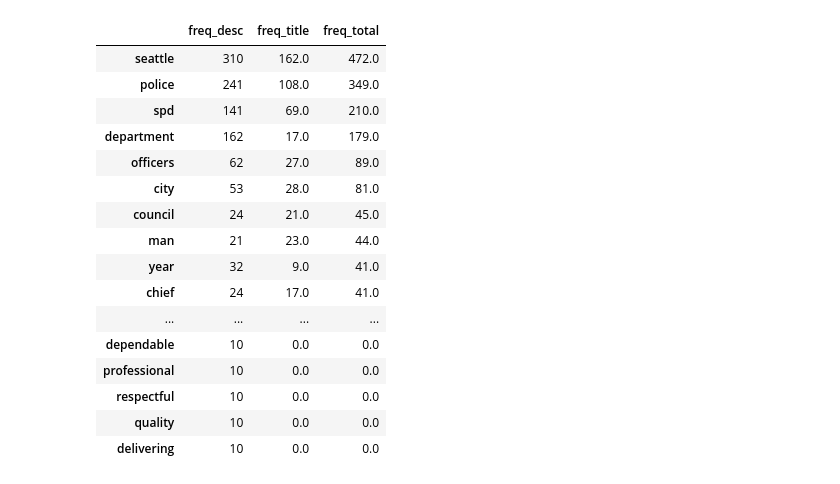
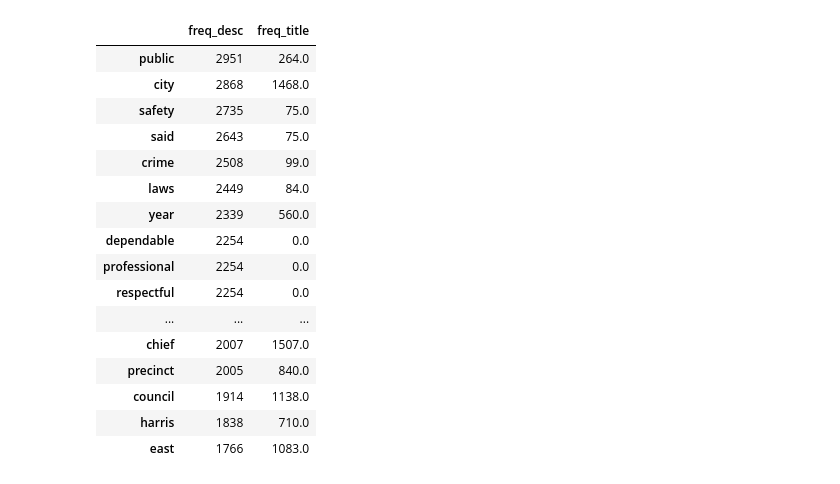
Before and after one commit to DS4A2-Team49/project_jupyter_notebooks, a Jupyter notebook: news_explore_clean.ipynb, the cells around one changed output. Cells and saved outputs as stored; diff of their text form; code cells hidden in the pictures.

Commit message:
UPDATE: new EDA and pull only local sources
Sorry is the correct file update

```diff
--- a/news_explore_clean.ipynb
+++ b/news_explore_clean.ipynb
@@ -52,0 +154,27 @@ Name: media, dtype: int64
+# %%
+#Create Local vs national media dictionary 0-local, 1 = national "Others" =0
+media_dict = {
+    'The Seattle Times': 0, 'Yahoo News':1, 'Cleveland.com':1,
+       'West Seattle Blog...':0, 'Port Arthur News':0, 'Others':0, 'NBC News':1,
+       'Washington State Wire':0, 'KUOW':0, 'CHS Capitol Hill Seattle':0,
+       'KNDU':0, 'Westside Seattle':0, 'PubliCola':0, 'South Seattle Emerald':0,
+       'KIRO-TV':0, 'Niners Nation':0, 'Patch':0, 'KOMO':0, 'ESPN':1,
+       'Sports Illustrated':1, 'NewsOne':0, 'Seattle PI':0, 'USA Today':1,
+       'CBS San Francisco':0, '247 Sports':0, 'Field Gulls':0, 'Sportskeeda':0,
+       'Real Change':0, 'Touchdown Wire':0, 'KING 5':0, 'Just The News':0,
+       'Hudson Valley Post':0, 'SPD Blotter':0, 'CBS News':1, 'The Stranger':0,
+       'Council Connection':0, 'The Hill':1, 'Crosscut':0,  'Q13 FOX':0,
+       'The Chronicle':0, 'Kent Reporter':0, 'SiliconANGLE':0,
+       'MyNorthwest.com':0, 'The New York Times':1, 'CONAN Daily':0,
+       'KING5.com':0, 'KOMO News':0, 'FOX 10 Phoenix':1, 'Fox News':1, 'KIMA':0,
+       'Seattle Met':0, 'The Spokesman-Review':0, 'Law Officer':0,
+       'Everett Herald':0, 'New York Post':1, 'FOX 5 Atlanta':1, 'Metro Weekly':0,
+       'KCTV5':0, 'Wall Street Journal':1, 'KXL':0, 'Liberation News':0,
+       'Daily Fly':0, 'Forbes':1, 'Washington Examiner':0, 'Star Tribune':0,
+       'My Ballard':0, 'Living Snoqualmie':0, 'Bellevue Reporter':0,
+       'Business - Insider':1,'CNN':1, 'WFAA':1
+}
+# %%
+df['Local']=[media_dict[x] for x in df['media']]
+#media_dict['CNN']
+df.head()
@@ -52,0 +188,3 @@ Name: media, dtype: int64
+# %%
+df=df[df['Local']==0]
+df.head()
@@ -59,4 +217,7 @@ df.desc = df.desc.apply(lambda x: nltk.RegexpTokenizer(r"\w+").tokenize(x.lower(
 # %%
-#Remove Stop works from the text
-df.title = df.title.apply(lambda x: [word for word in x if word not in stopwords.words('english')])
-df.desc = df.desc.apply(lambda x: [word for word in x if word not in stopwords.words('english')])
+#Remove Stop words from the text and lemmatize
+stopwords = nltk.corpus.stopwords.words('english')
+newStopWords = ['police','seattle', 'spd', 'department', 'officer', 'officers']
+stopwords.extend(newStopWords)
+df.title = df.title.apply(lambda x: [word for word in x if word not in stopwords])
+df.desc = df.desc.apply(lambda x: [word for word in x if word not in stopwords])
@@ -91,25 +272,25 @@ desc_word_freq = pd.Series(fdist_desc, name='freq_desc').sort_values(ascending=F
 # %%
 #Calculating the top 50 words
 word_freq_table = pd.DataFrame(desc_word_freq).join(title_word_freq)
 
-word_freq_table['freq_total']= word_freq_table['freq_desc']+word_freq_table['freq_title']
+#word_freq_table['freq_total']= word_freq_table['freq_desc']+word_freq_table['freq_title']
 word_freq_table = word_freq_table.fillna(int(0))
-word_freq_table.head(50).sort_values(by=['freq_total','freq_desc'], ascending=False)
+word_freq_table.head(20).sort_values(by=['freq_desc','freq_title'], ascending=False)
 # %% [output]
-|  | freq_desc | freq_title | freq_total |
-| seattle | 310 | 162.0 | 472.0 |
-| police | 241 | 108.0 | 349.0 |
-| spd | 141 | 69.0 | 210.0 |
-| department | 162 | 17.0 | 179.0 |
-| officers | 62 | 27.0 | 89.0 |
-| city | 53 | 28.0 | 81.0 |
-| council | 24 | 21.0 | 45.0 |
-| man | 21 | 23.0 | 44.0 |
-| year | 32 | 9.0 | 41.0 |
-| chief | 24 | 17.0 | 41.0 |
-| ... | ... | ... | ... |
-| dependable | 10 | 0.0 | 0.0 |
-| professional | 10 | 0.0 | 0.0 |
-| respectful | 10 | 0.0 | 0.0 |
-| quality | 10 | 0.0 | 0.0 |
-| delivering | 10 | 0.0 | 0.0 |
+|  | freq_desc | freq_title |
+| public | 2951 | 264.0 |
+| city | 2868 | 1468.0 |
+| safety | 2735 | 75.0 |
+| said | 2643 | 75.0 |
+| crime | 2508 | 99.0 |
+| laws | 2449 | 84.0 |
+| year | 2339 | 560.0 |
+| dependable | 2254 | 0.0 |
+| professional | 2254 | 0.0 |
+| respectful | 2254 | 0.0 |
+| ... | ... | ... |
+| chief | 2007 | 1507.0 |
+| precinct | 2005 | 840.0 |
+| council | 1914 | 1138.0 |
+| harris | 1838 | 710.0 |
+| east | 1766 | 1083.0 |
```
Also changed, not shown: parts of 44 cells of this notebook.
